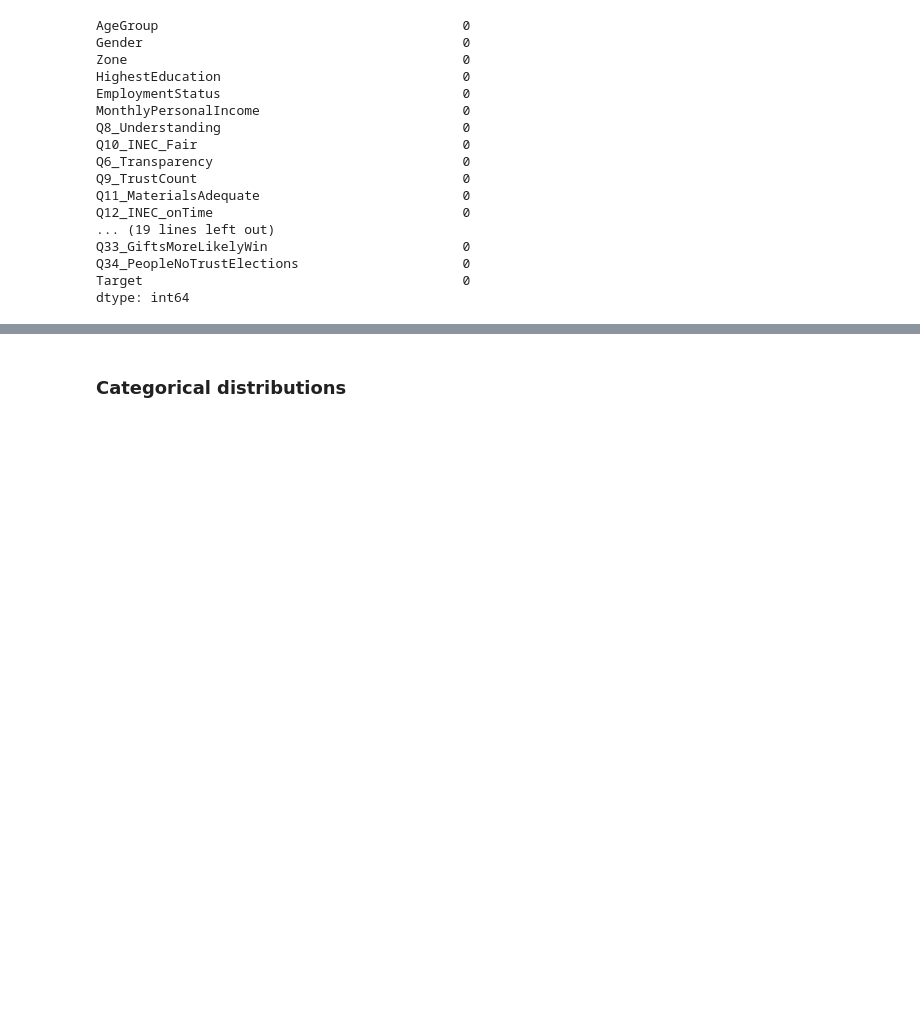
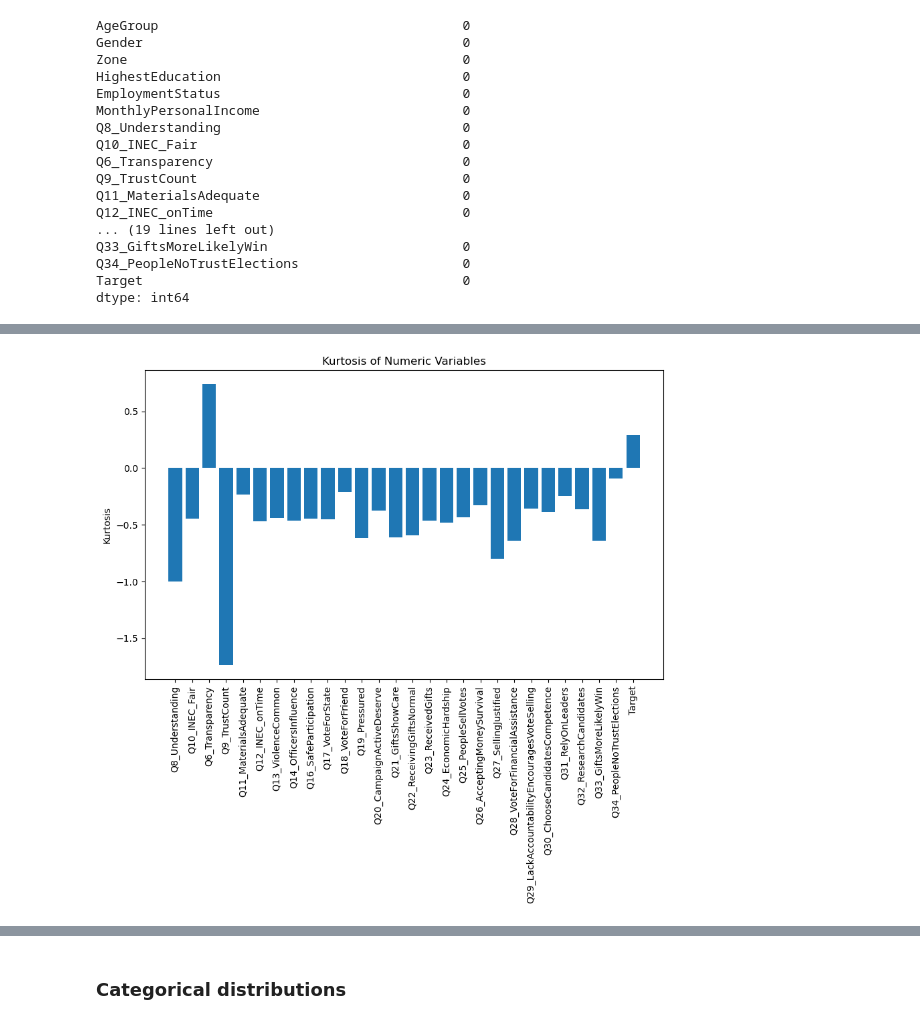
Before and after one commit to monkeyband114/Blockchaindataanalysis, a Jupyter notebook: EDA on system.ipynb, the cells around one changed output, grey strips where cells are left out. Saved outputs shown, nothing was run; the diff lists cells and outputs as text; code cells hidden in the pictures; blank space fills up the shorter version.

```diff
--- a/EDA on system.ipynb
+++ b/EDA on system.ipynb
@@ -78,0 +148,9 @@ dtype: int64
+# %%
+plt.figure(figsize=(10,6))
+plt.bar(skew_kurt_df.index, skew_kurt_df["Kurtosis"])
+plt.xticks(rotation=90)
+plt.title("Kurtosis of Numeric Variables")
+plt.ylabel("Kurtosis")
+plt.show()
+# %% [output]
+[figure, added]
```
Also changed, not shown: parts of 8 cells of this notebook, 1 other file.
